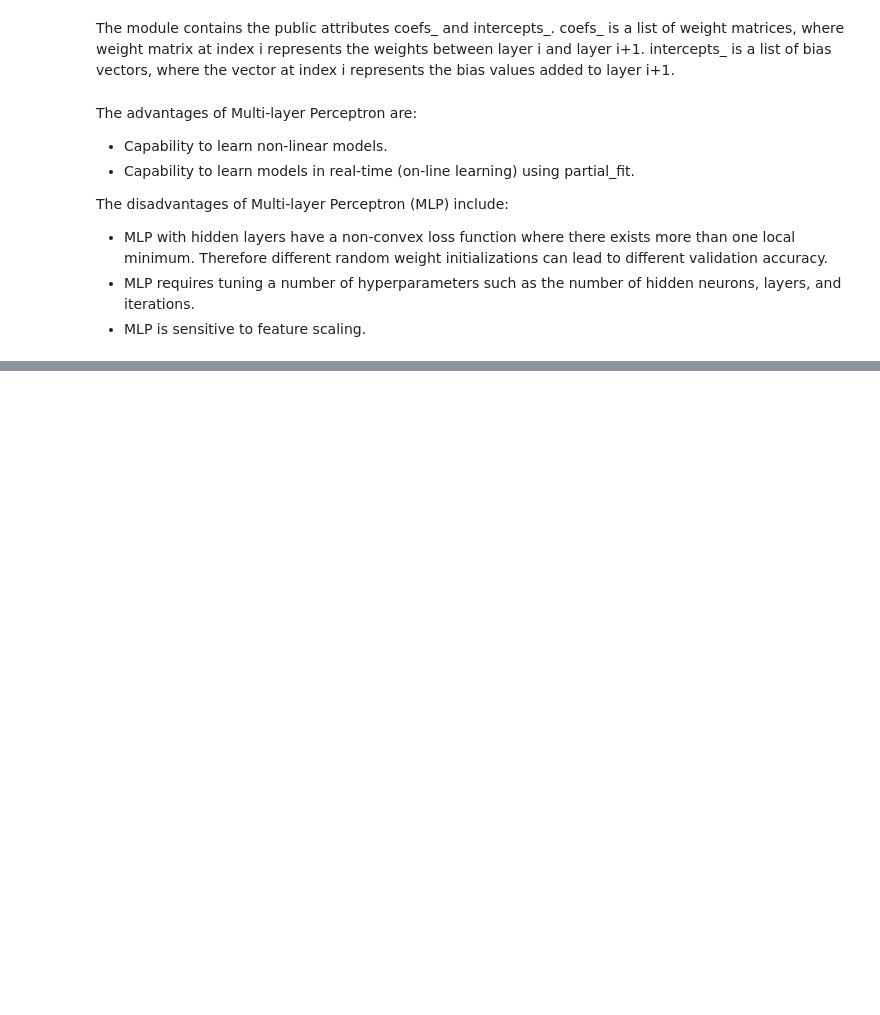
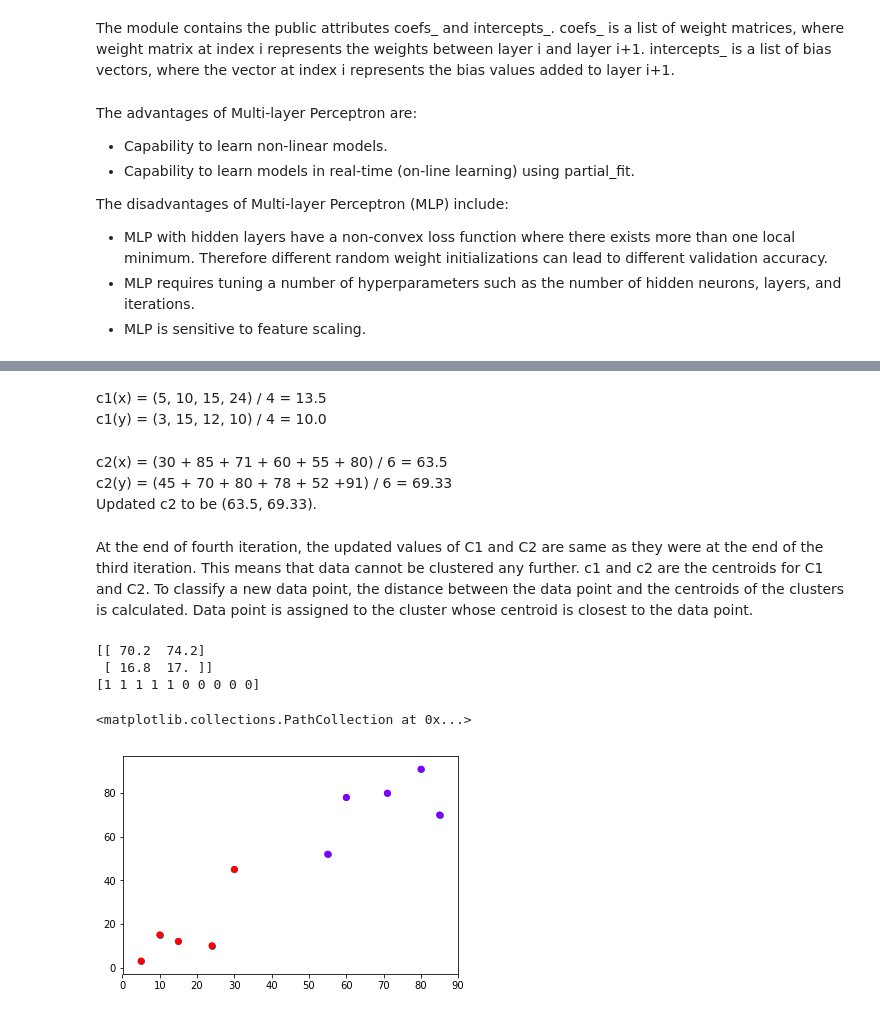
Before and after one commit to redmage123/deep-learning-sklearn, a Jupyter notebook: docs/Sklearn Tutorial.ipynb, the cells around one changed output, grey strips where cells are left out. Drawn from its saved outputs; the diff is of its cells as text; code cells hidden in the pictures; blank space fills up the shorter version.

```diff
--- a/docs/Sklearn Tutorial.ipynb
+++ b/docs/Sklearn Tutorial.ipynb
@@ -790,0 +1110,51 @@ The disadvantages of Multi-layer Perceptron (MLP) include:
+# %% [markdown]
+c1(x) = (5, 10, 15, 24) / 4 = 13.5
+c1(y) = (3, 15, 12, 10) / 4 = 10.0
+# %% [markdown]
+c2(x) = (30 + 85 + 71 + 60 + 55 + 80) / 6 = 63.5
+c2(y) = (45 + 70 + 80 + 78 + 52 +91) / 6 = 69.33
+Updated c2 to be (63.5, 69.33).
+# %% [markdown]
+At the end of fourth iteration, the updated values of C1 and C2 are same as they were at the end of the third iteration. This means that data cannot be clustered any further. c1 and c2 are the centroids for C1 and C2. To classify a new data point, the distance between the data point and the centroids of the clusters is calculated. Data point is assigned to the cluster whose centroid is closest to the data point.
+# %%
+import matplotlib.pyplot as plt
+%matplotlib inline
+import numpy as np
+from sklearn.cluster import KMeans
+
+''' Prepare the data that we want to cluster.
+    Let\'s create a numpy array of 10 rows and 2 columns.
+    The row contains the same data points that we used for
+    our manual K-means clustering example in the last section.
+    We create a numpy array of data points because the Scikit-Learn
+    library can work with numpy array type data inputs without
+    requiring any preprocessing.
+'''
+X = np.array([[5,3],
+     [10,15],
+     [15,12],
+     [24,10],
+     [30,45],
+     [85,70],
+     [71,80],
+     [60,78],
+     [55,52],
+     [80,91],])
+
+''' You can see these are the same data points that we used in the previous example.
+    Let\'s plot these points and check if we can eyeball any clusters.
+'''
+
+plt.scatter(X[:,0],X[:,1], label='True Position')
+kmeans = KMeans(n_clusters=2)
+kmeans.fit(X)
+# Now let's see what centroid values the algorithm generated for the final clusters.
+print(kmeans.cluster_centers_)
+print(kmeans.labels_)
+plt.scatter(X[:,0],X[:,1], c=kmeans.labels_, cmap='rainbow')
+# %% [output]
+[[ 70.2  74.2]
+ [ 16.8  17. ]]
+[1 1 1 1 1 0 0 0 0 0]
+<matplotlib.collections.PathCollection at 0x...>
+[figure, added]
```
Also changed, not shown: parts of 25 cells of this notebook, 3 other files.
